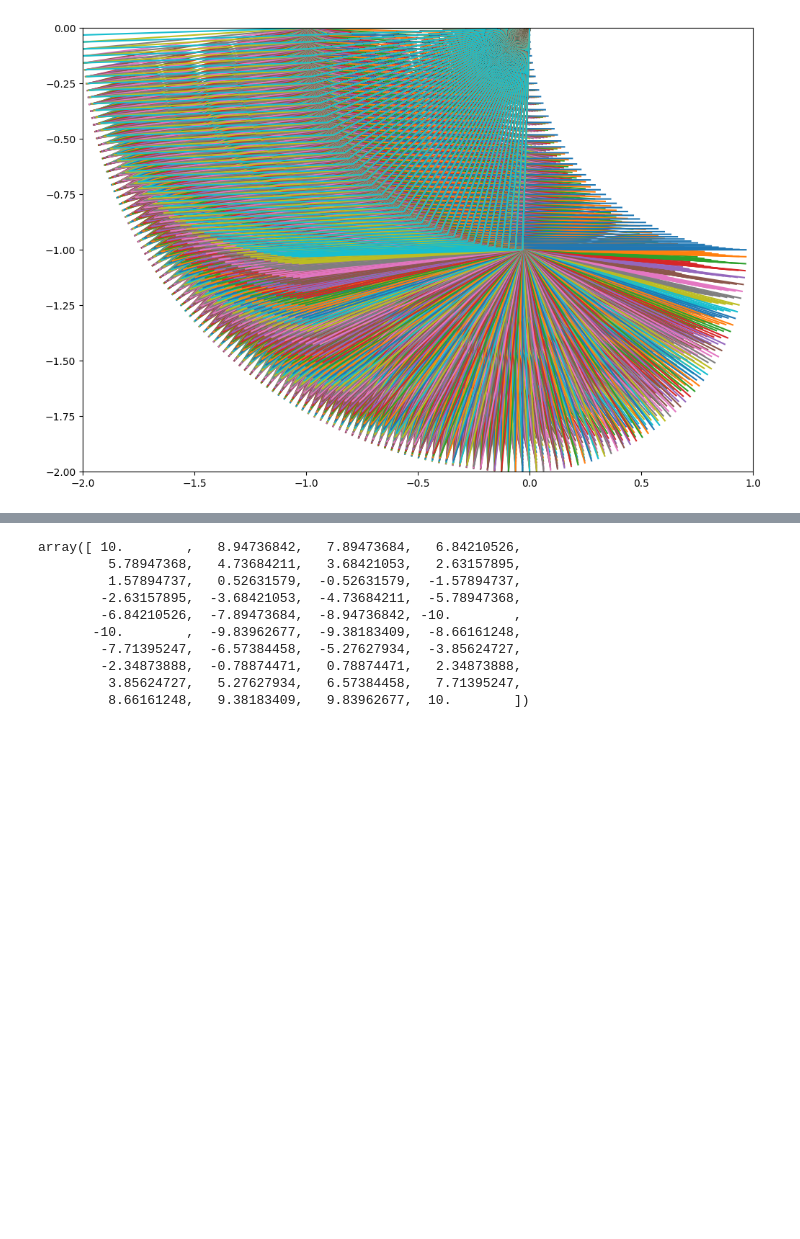
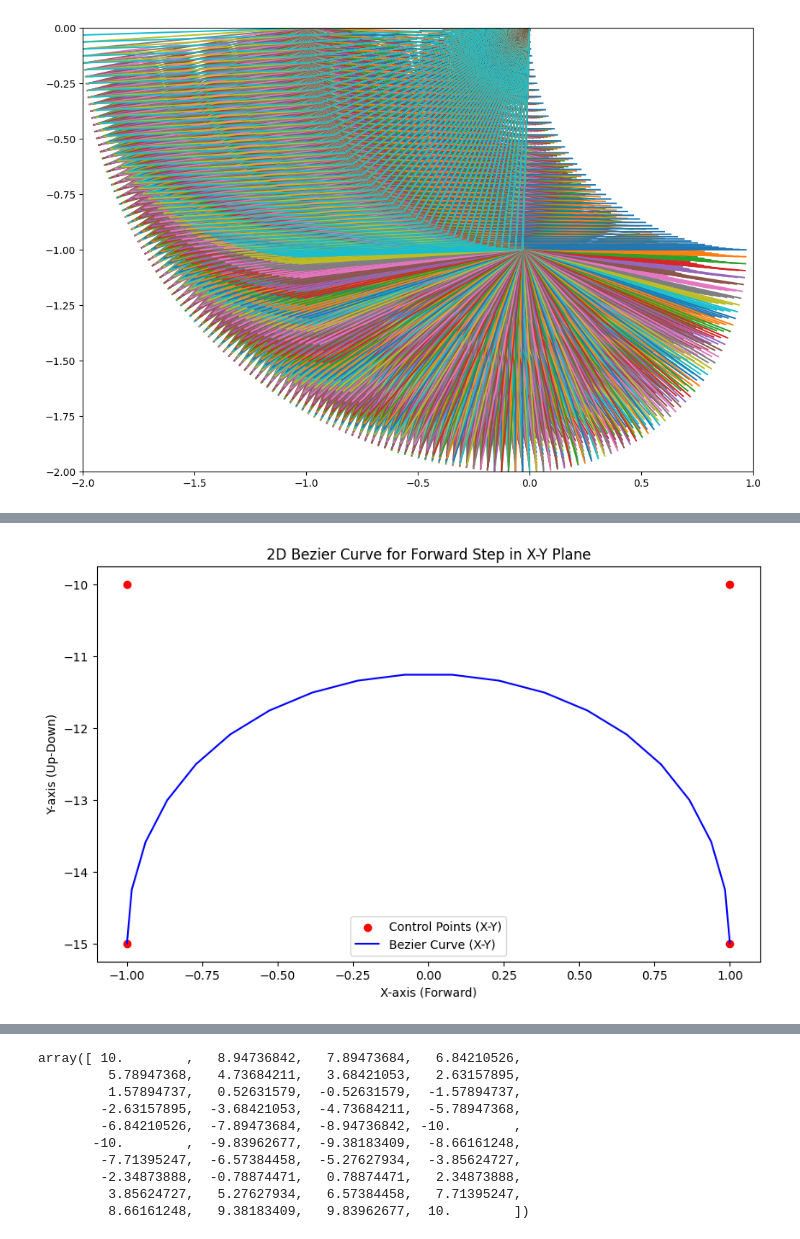
Before and after one commit to tjjd4/robotdog-movement, a Jupyter notebook: model/inverse_model.ipynb, the cells around one changed output, grey strips where cells are left out. Drawn from its saved outputs; the diff is of its cells as text; code cells hidden in the pictures; blank space fills up the shorter version.

```diff
--- a/move_logic/inverse_model.ipynb
+++ b/model/inverse_model.ipynb
@@ -29,3 +29,37 @@ plt.plot([0,0],[0,1])
+# %%
+step_nodes = np.asfortranarray([
+    [-1.0, -1.0, 1.0, 1.0],
+    [0.0, 0.0, 0.0, 0.0],
+    [-15.0, -10.0, -10.0, -15.0]
+])
+
+# 創建一條三階貝茲曲線
+curve = bezier.Curve(step_nodes, degree=3)
+
+# 計算貝茲曲線上的點（公式定義範圍必須為 0 到 1，細分成 20 個點來繪製平滑曲線）
+s_vals = np.linspace(0.0, 1.0, 20)
+curve_points = curve.evaluate_multi(s_vals)
+
+# 創建 Matplotlib 圖像
+fig = plt.figure(figsize=(10, 6))
+
+# 繪製 2D 圖像，僅在 X-Y 平面上
+ax2d = fig.add_subplot(111)
+# 繪製控制點
+ax2d.scatter(step_nodes[0], step_nodes[2], color='red', label='Control Points (X-Y)')
+# 繪製貝茲曲線
+ax2d.plot(curve_points[0], curve_points[2], color='blue', label='Bezier Curve (X-Y)')
+
+# 設置標籤和圖例
+ax2d.set_xlabel("X-axis (Forward)")
+ax2d.set_ylabel("Y-axis (Up-Down)")
+ax2d.legend()
+ax2d.set_title("2D Bezier Curve for Forward Step in X-Y Plane")
+
+# 顯示圖像
+plt.show()
+# %% [output]
+[figure, added]
 # %%
 # 2D Inverse model based on https://www.adham-e.dev/pdf/IK_Model.pdf
 # %%
```
Also changed, not shown: parts of 5 cells of this notebook, 3 other files.
